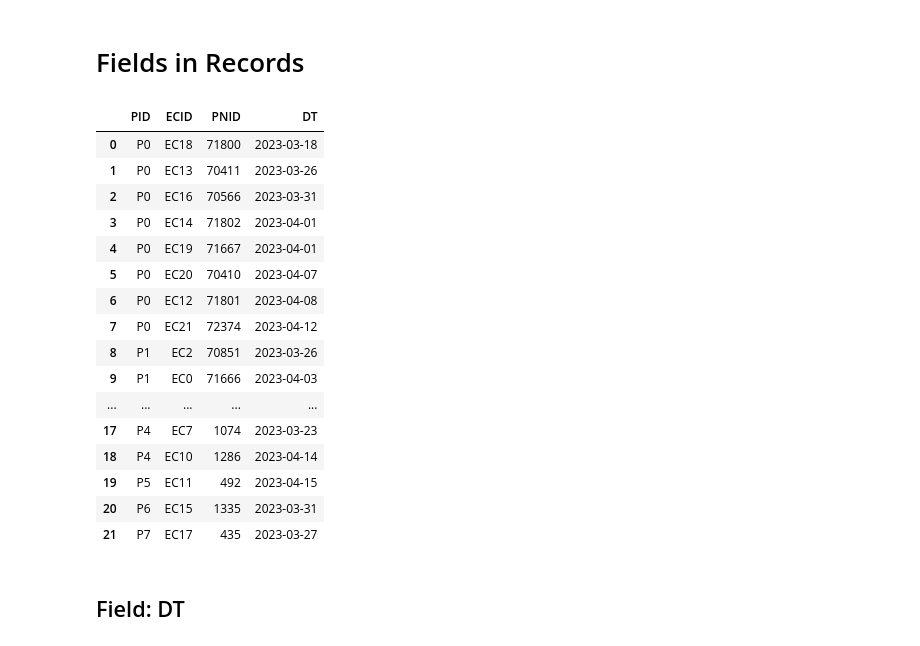
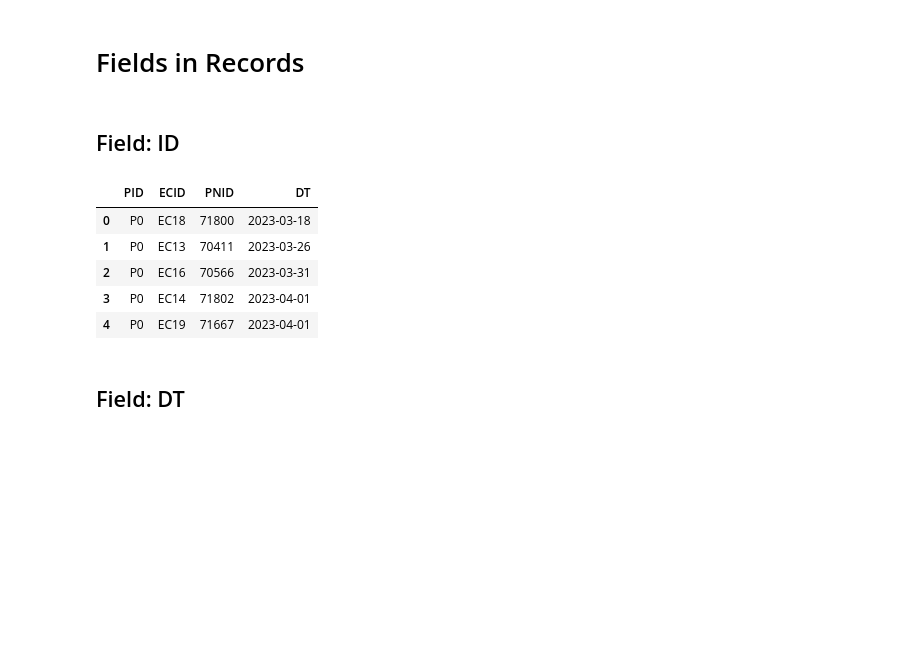
Before and after one commit to JHU-CDHAI/RecFldGrn, a Jupyter notebook: 1-RecFld/06-PN_RecFld.ipynb, the cells around one changed output. Cells and saved outputs as stored; diff of their text form; code cells hidden in the pictures; blank space fills up the shorter version.

Commit message:
add Field ID and remove call parents

```diff
--- a/1-RecFld/06-PN_RecFld.ipynb
+++ b/1-RecFld/06-PN_RecFld.ipynb
@@ -100,25 +101,19 @@ df_RecRaw
+# %% [markdown]
+## Field: ID
 # %%
-df = df_RecRaw.copy()
-df['PNID'] = df['PNID'].astype(str)
-df
+RecName = 'PN'
+RID = RecName + 'ID'
+
+assert df[RID].value_counts().max() == 1
+
+df.head()
 # %% [output]
 |  | PID | ECID | PNID | DT |
 | 0 | P0 | EC18 | 71800 | 2023-03-18 |
 | 1 | P0 | EC13 | 70411 | 2023-03-26 |
 | 2 | P0 | EC16 | 70566 | 2023-03-31 |
 | 3 | P0 | EC14 | 71802 | 2023-04-01 |
 | 4 | P0 | EC19 | 71667 | 2023-04-01 |
-| 5 | P0 | EC20 | 70410 | 2023-04-07 |
-| 6 | P0 | EC12 | 71801 | 2023-04-08 |
-| 7 | P0 | EC21 | 72374 | 2023-04-12 |
-| 8 | P1 | EC2 | 70851 | 2023-03-26 |
-| 9 | P1 | EC0 | 71666 | 2023-04-03 |
-| ... | ... | ... | ... | ... |
-| 17 | P4 | EC7 | 1074 | 2023-03-23 |
-| 18 | P4 | EC10 | 1286 | 2023-04-14 |
-| 19 | P5 | EC11 | 492 | 2023-04-15 |
-| 20 | P6 | EC15 | 1335 | 2023-03-31 |
-| 21 | P7 | EC17 | 435 | 2023-03-27 |
 # %% [markdown]
 ## Field: DT
 # %%
```
Also changed, not shown: parts of 21 cells of this notebook, 7 other files.
